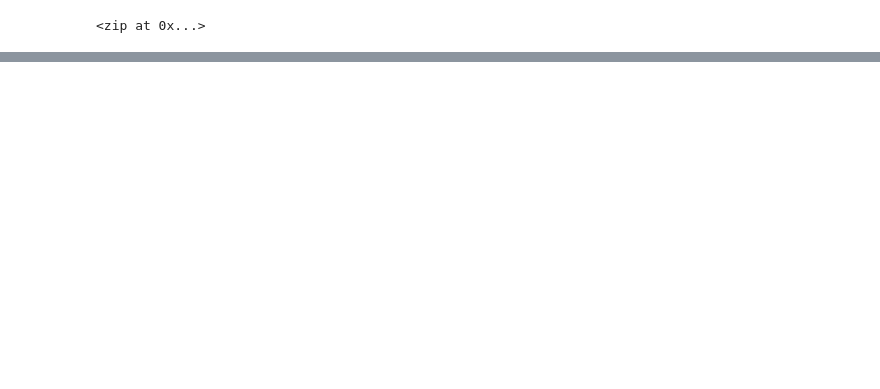
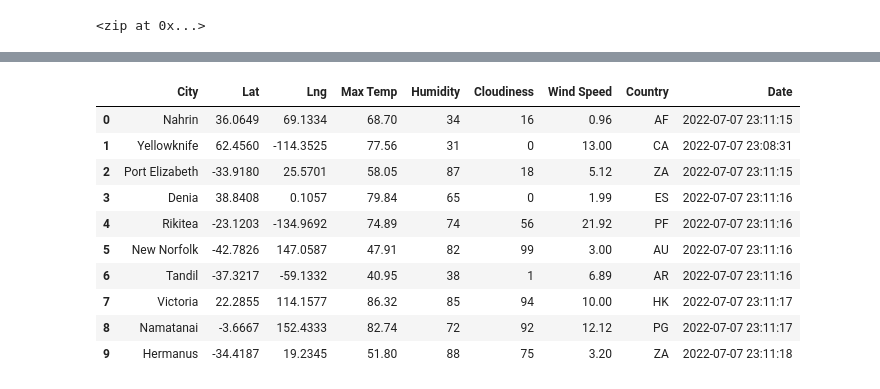
Before and after one commit to niculbolas/World_Weather_Analysis, a Jupyter notebook: WeatherPy.ipynb, the cells around one changed output, grey strips where cells are left out. Saved outputs shown, nothing was run; the diff lists cells and outputs as text; code cells hidden in the pictures; blank space fills up the shorter version.

Commit message:
Fetched data from API and stored it to CSV file.

```diff
--- a/WeatherPy.ipynb
+++ b/WeatherPy.ipynb
@@ -7,3 +13,6 @@ from citipy import citipy
+# %%
+# Starting URL for Weather Map API Call.
+url = "http://api.openweathermap.org/data/2.5/weather?units=Imperial&APPID=" + weather_api_key
 # %%
 # Create a random set of latititude/longitudes combos.
 lats = np.random.uniform(low = -90.000, high = 90.000, size = 1500)
@@ -57,0 +149,16 @@ len(cities)
+# %%
+# Convert the array of dictionaries to a Pandas DataFrame.
+city_data_df = pd.DataFrame(city_data)
+city_data_df.head(10)
+# %% [output]
+|  | City | Lat | Lng | Max Temp | Humidity | Cloudiness | Wind Speed | Country | Date |
+| 0 | Nahrin | 36.0649 | 69.1334 | 68.70 | 34 | 16 | 0.96 | AF | 2022-07-07 23:11:15 |
+| 1 | Yellowknife | 62.4560 | -114.3525 | 77.56 | 31 | 0 | 13.00 | CA | 2022-07-07 23:08:31 |
+| 2 | Port Elizabeth | -33.9180 | 25.5701 | 58.05 | 87 | 18 | 5.12 | ZA | 2022-07-07 23:11:15 |
+| 3 | Denia | 38.8408 | 0.1057 | 79.84 | 65 | 0 | 1.99 | ES | 2022-07-07 23:11:16 |
+| 4 | Rikitea | -23.1203 | -134.9692 | 74.89 | 74 | 56 | 21.92 | PF | 2022-07-07 23:11:16 |
+| 5 | New Norfolk | -42.7826 | 147.0587 | 47.91 | 82 | 99 | 3.00 | AU | 2022-07-07 23:11:16 |
+| 6 | Tandil | -37.3217 | -59.1332 | 40.95 | 38 | 1 | 6.89 | AR | 2022-07-07 23:11:16 |
+| 7 | Victoria | 22.2855 | 114.1577 | 86.32 | 85 | 94 | 10.00 | HK | 2022-07-07 23:11:17 |
+| 8 | Namatanai | -3.6667 | 152.4333 | 82.74 | 72 | 92 | 12.12 | PG | 2022-07-07 23:11:17 |
+| 9 | Hermanus | -34.4187 | 19.2345 | 51.80 | 88 | 75 | 3.20 | ZA | 2022-07-07 23:11:18 |
```
Also changed, not shown: parts of 6 cells of this notebook, 2 other files.
